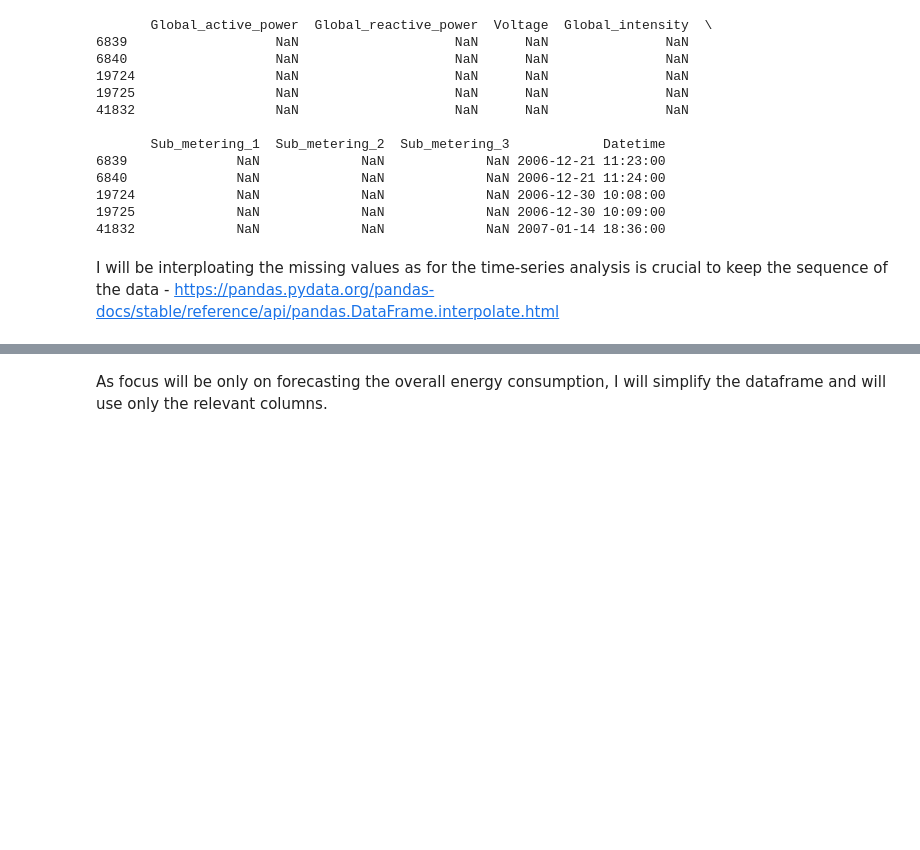
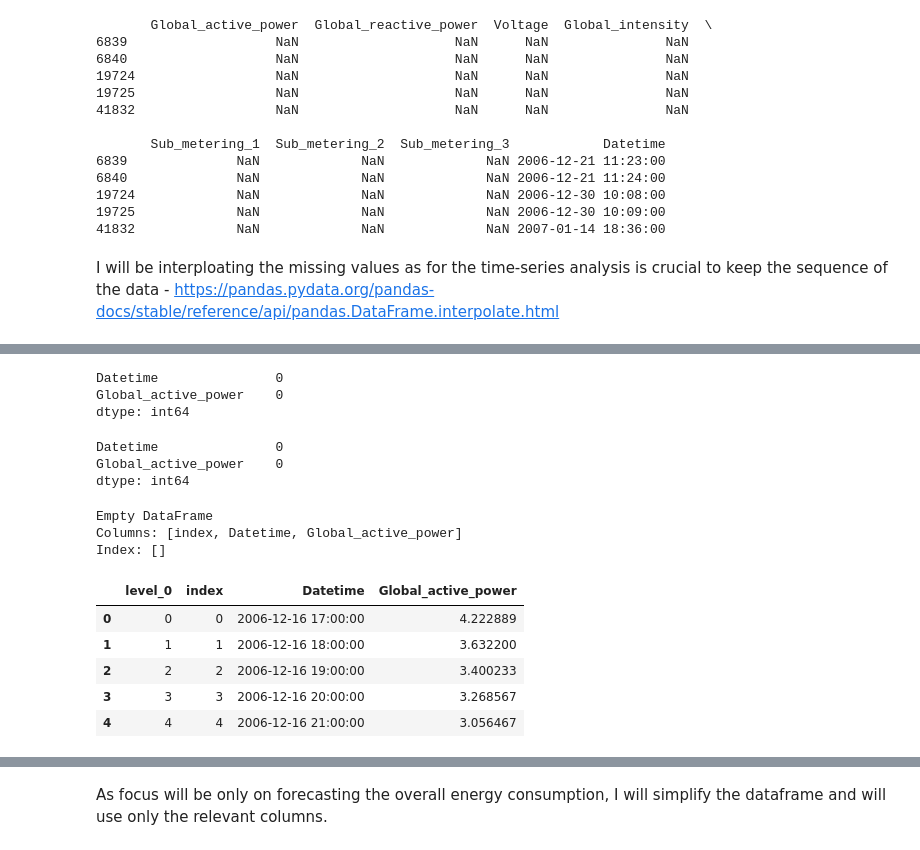
Before and after one commit to mkoleva0/DataAnalytics_Sem2_CA1, a Jupyter notebook: RNN.ipynb, the cells around one changed output, grey strips where cells are left out. Cells and saved outputs as stored; diff of their text form; code cells hidden in the pictures; blank space fills up the shorter version.

Commit message:
hourly prediction; LSTM

```diff
--- a/RNN.ipynb
+++ b/RNN.ipynb
@@ -108,13 +106,3 @@ print(missing_data_rows.head())
 41832             NaN             NaN             NaN 2007-01-14 18:36:00
 # %% [markdown]
 I will be interploating the missing values as for the time-series analysis is crucial to keep the sequence of the data - https://pandas.pydata.org/pandas-docs/stable/reference/api/pandas.DataFrame.interpolate.html
-# %%
-# Set the 'Datetime' column as the DataFrame index if it's not already
-consumption_df.set_index('Datetime', inplace=True)
-
-consumption_df.interpolate(method='time', inplace=True)
-
-# Optionally, you can reset the index if you wish to have 'Datetime' as a regular column again
-# consumption_df.reset_index(inplace=True)
-
-print(consumption_df.isnull().sum())
@@ -150,0 +109,9 @@ consumption_df.tail(30)
+# %%
+df_simplified = consumption_df[['Datetime', 'Global_active_power']].copy()
+
+df_simplified.set_index('Datetime', inplace=True)
+
+# Handle missing values. Here, we'll use forward fill as an example
+df_simplified['Global_active_power'].fillna(method='ffill', inplace=True)
+
+df_simplified.head()
@@ -150,0 +148,11 @@ consumption_df.tail(30)
+# %%
+# Assuming your DataFrame is named df and 'Datetime' is already set as the datetime index
+# If 'Datetime' is not the index, you would first do:
+# df_simplified['Datetime'] = df_simplified.to_datetime(df['Datetime'])
+# df_simplified.set_index('Datetime', inplace=True)
+
+# Resample to hourly data and compute the mean
+hourly_df = df_simplified.resample('H').mean()
+
+# Let's check the first few rows of the aggregated hourly data
+hourly_df.head()
@@ -150,0 +167,33 @@ consumption_df.tail(30)
+# %%
+hourly_df.isnull().sum()
+# %% [output]
+Datetime               0
+Global_active_power    0
+dtype: int64
+# %%
+hourly_df['Global_active_power'].fillna(method='ffill', inplace=True)
+# %%
+hourly_df.isnull().sum()
+# %% [output]
+Datetime               0
+Global_active_power    0
+dtype: int64
+# %%
+# Display rows where 'Global_active_power' is NaN
+nan_rows = hourly_df[hourly_df['Global_active_power'].isnull()]
+print(nan_rows)
+# %% [output]
+Empty DataFrame
+Columns: [index, Datetime, Global_active_power]
+Index: []
+# %%
+hourly_df.reset_index(inplace=True)
+
+hourly_df.head()
+# %% [output]
+|  | level_0 | index | Datetime | Global_active_power |
+| 0 | 0 | 0 | 2006-12-16 17:00:00 | 4.222889 |
+| 1 | 1 | 1 | 2006-12-16 18:00:00 | 3.632200 |
+| 2 | 2 | 2 | 2006-12-16 19:00:00 | 3.400233 |
+| 3 | 3 | 3 | 2006-12-16 20:00:00 | 3.268567 |
+| 4 | 4 | 4 | 2006-12-16 21:00:00 | 3.056467 |
```
Also changed, not shown: parts of 51 cells of this notebook.
